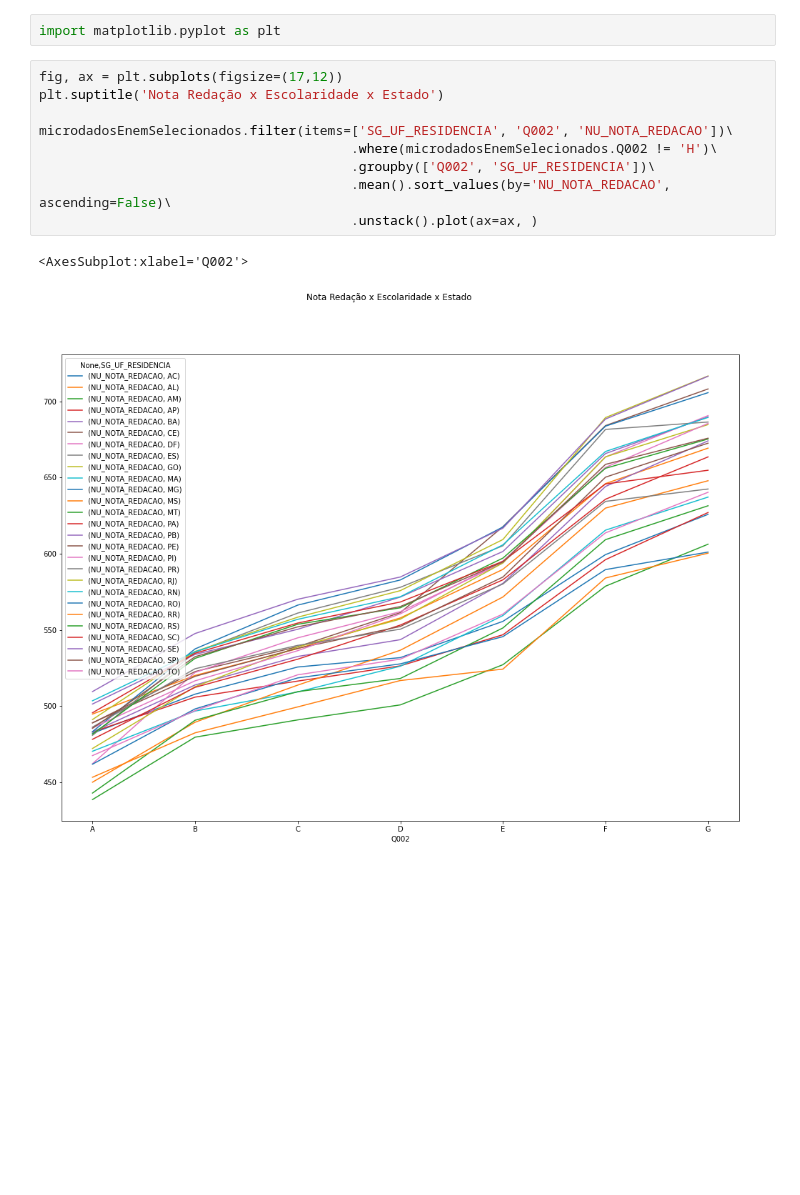
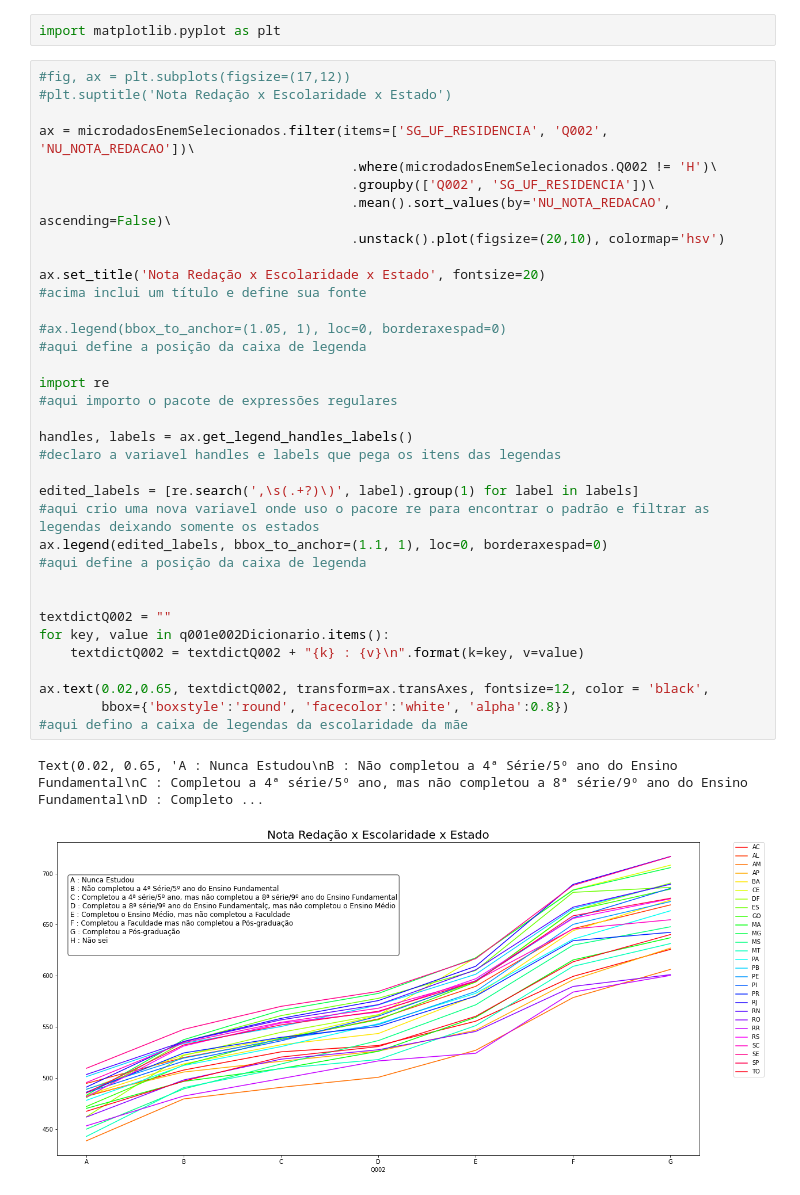
Before and after one commit to Lz-Rod/analise_de_dados_Python_Enem_2019, a Jupyter notebook: develop/programa/Analise - Enem 2019 - Socioeconômico.ipynb, the cells around one changed output. Cells and saved outputs as stored; diff of their text form; blank space fills up the shorter version.

Commit message:
Aprimorado visualização por gráfico usando o matplotlib

```diff
--- a/develop/programa/Analise - Enem 2019 - Socioeconômico.ipynb
+++ b/develop/programa/Analise - Enem 2019 - Socioeconômico.ipynb
@@ -352,15 +352,41 @@ microdadosEnemSelecionados.filter(items=['SG_UF_RESIDENCIA', 'NU_NOTA_REDACAO',
 Aqui importo o matplotlib para fazer o gráfico e conseguir visualizar todos os estados de forma mais simples
 # %%
 import matplotlib.pyplot as plt
-# %%
-fig, ax = plt.subplots(figsize=(17,12))
-plt.suptitle('Nota Redação x Escolaridade x Estado')
-
-microdadosEnemSelecionados.filter(items=['SG_UF_RESIDENCIA', 'Q002', 'NU_NOTA_REDACAO'])\
-                                        .where(microdadosEnemSelecionados.Q002 != 'H')\
-                                        .groupby(['Q002', 'SG_UF_RESIDENCIA'])\
-                                        .mean().sort_values(by='NU_NOTA_REDACAO', ascending=False)\
-                                        .unstack().plot(ax=ax, )
-# %% [output]
-<AxesSubplot:xlabel='Q002'>
-[figure, removed]
+# %%
+#fig, ax = plt.subplots(figsize=(17,12))
+#plt.suptitle('Nota Redação x Escolaridade x Estado')
+
+ax = microdadosEnemSelecionados.filter(items=['SG_UF_RESIDENCIA', 'Q002', 'NU_NOTA_REDACAO'])\
+                                        .where(microdadosEnemSelecionados.Q002 != 'H')\
+                                        .groupby(['Q002', 'SG_UF_RESIDENCIA'])\
+                                        .mean().sort_values(by='NU_NOTA_REDACAO', ascending=False)\
+                                        .unstack().plot(figsize=(20,10), colormap='hsv')
+
+ax.set_title('Nota Redação x Escolaridade x Estado', fontsize=20)
+#acima inclui um título e define sua fonte
+
+#ax.legend(bbox_to_anchor=(1.05, 1), loc=0, borderaxespad=0)
+#aqui define a posição da caixa de legenda
+
+import re
+#aqui importo o pacote de expressões regulares
+
+handles, labels = ax.get_legend_handles_labels()
+#declaro a variavel handles e labels que pega os itens das legendas
+
+edited_labels = [re.search(',\s(.+?)\)', label).group(1) for label in labels]
+#aqui crio uma nova variavel onde uso o pacore re para encontrar o padrão e filtrar as legendas deixando somente os estados
+ax.legend(edited_labels, bbox_to_anchor=(1.1, 1), loc=0, borderaxespad=0)
+#aqui define a posição da caixa de legenda
+
+
+textdictQ002 = ""
+for key, value in q001e002Dicionario.items():
+    textdictQ002 = textdictQ002 + "{k} : {v}\n".format(k=key, v=value)
+
+ax.text(0.02,0.65, textdictQ002, transform=ax.transAxes, fontsize=12, color = 'black',
+        bbox={'boxstyle':'round', 'facecolor':'white', 'alpha':0.8})
+#aqui defino a caixa de legendas da escolaridade da mãe
+# %% [output]
+Text(0.02, 0.65, 'A : Nunca Estudou\nB : Não completou a 4ª Série/5º ano do Ensino Fundamental\nC : Completou a 4ª série/5º ano, mas não completou a 8ª série/9º ano do Ensino Fundamental\nD : Completo ...
+[figure, added]
```
